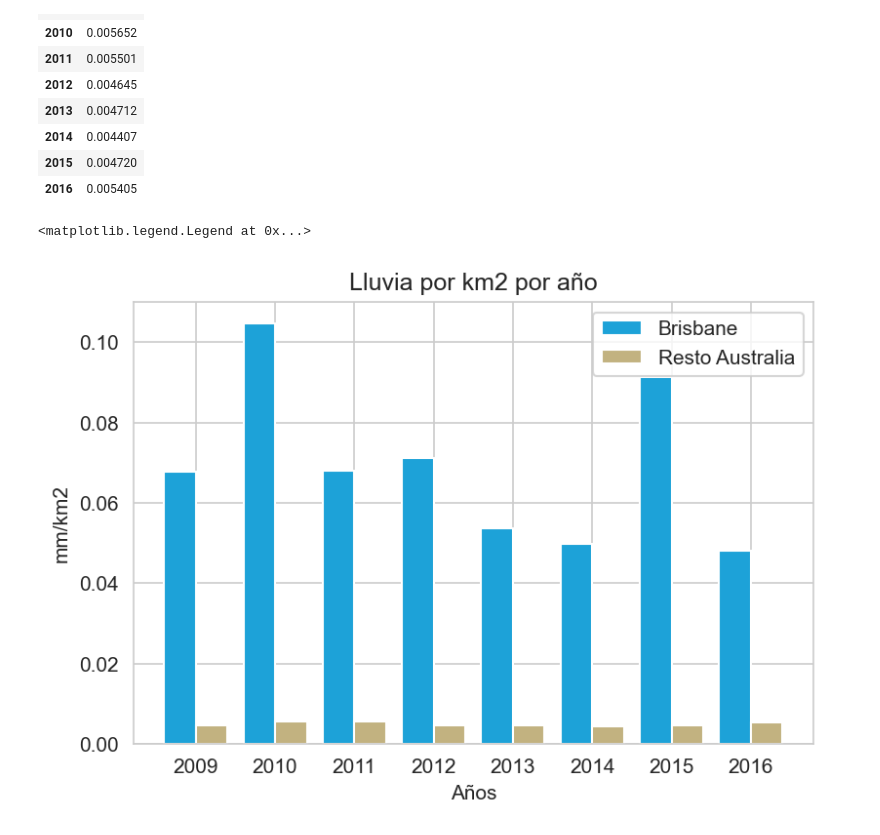
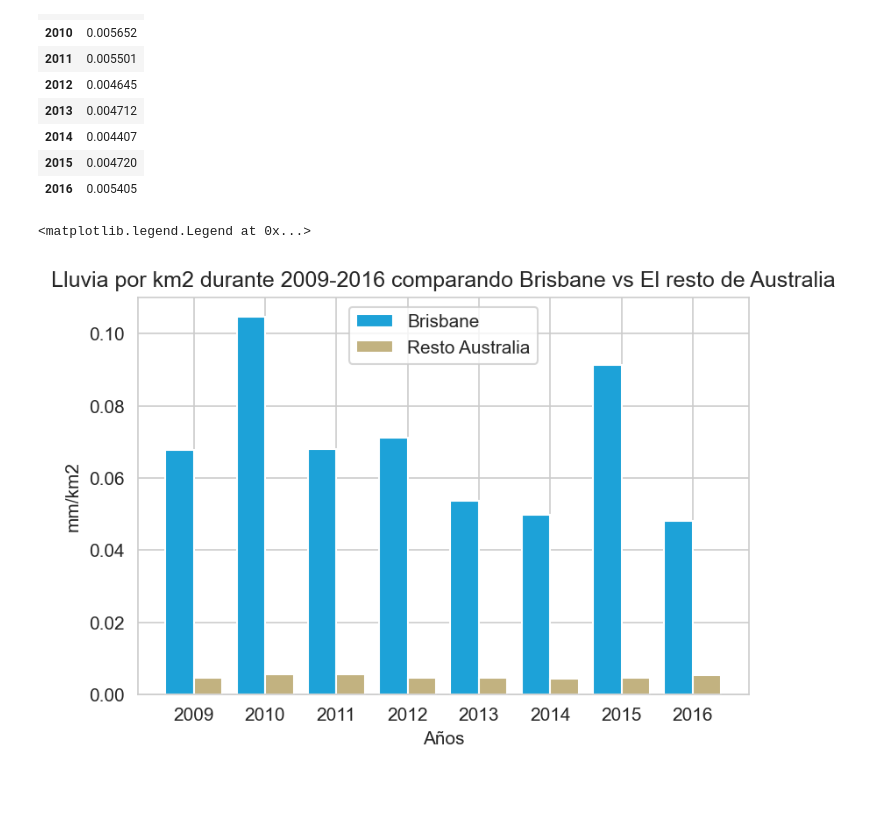
Before and after one commit to jmalvarez97/orgaDatos-tp1-pandas, a Jupyter notebook: Parte 2/barPlot.ipynb, the cells around one changed output. Saved outputs shown, nothing was run; the diff lists cells and outputs as text; code cells hidden in the pictures; blank space fills up the shorter version.

Commit message:
fix titles

```diff
--- a/Parte 2/barPlot.ipynb
+++ b/Parte 2/barPlot.ipynb
@@ -166,13 +166,13 @@ dfRestoG
 # %%
 sns.set_style("whitegrid")
 plt.figure(dpi=150)
 plt.bar(x= dfBrisbane["Year"].unique() - 0.2, height=dfBrisbaneG["Rainfall"],width = 0.4, color="#1da2d8", label="Brisbane")
 plt.bar(x=dfRestoAustralia["Year"].unique() + 0.2, height=dfRestoG["Rainfall"],width = 0.4, color= "#c2b280", label="Resto Australia")
 
-plt.title("Lluvia por km2 por año")
+plt.title("Lluvia por km2 durante 2009-2016 comparando Brisbane vs El resto de Australia")
 plt.xlabel("Años")
 plt.ylabel("mm/km2")
-plt.legend()
+plt.legend(loc=9)
 # %% [output]
 <matplotlib.legend.Legend at 0x...>
-[figure, old version]
+[figure, new version]
```
Also changed, not shown: 3 other files.
